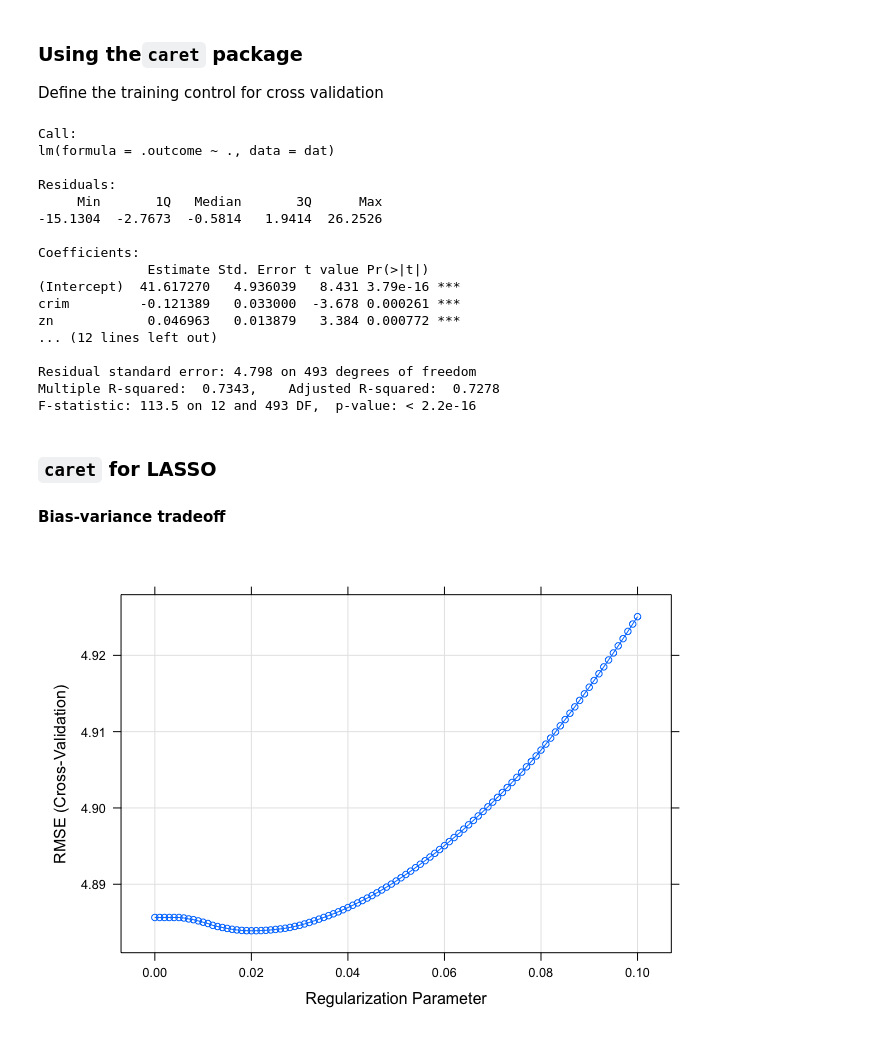
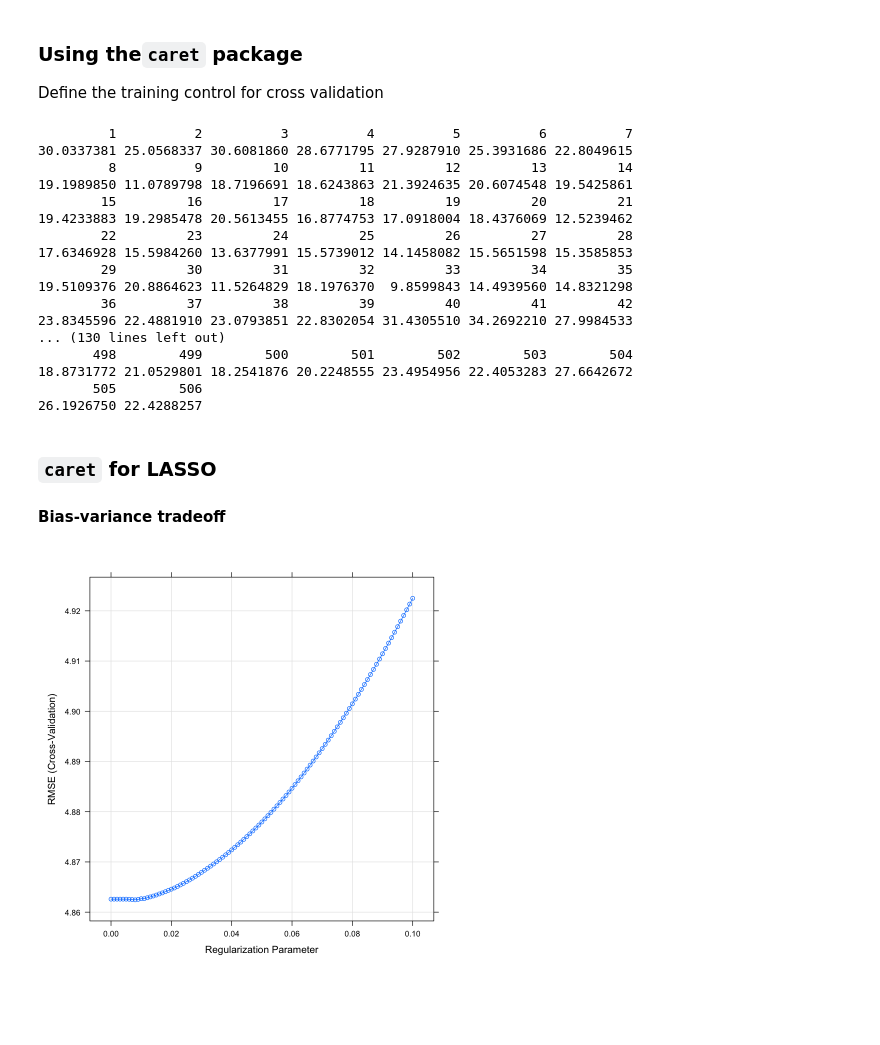
Before and after one commit to STAT380/week7, a Jupyter notebook: crossvalidation.ipynb, the cells around one changed output. Drawn from its saved outputs; the diff is of its cells as text; code cells hidden in the pictures; blank space fills up the shorter version.

```diff
--- a/crossvalidation.ipynb
+++ b/crossvalidation.ipynb
@@ -36,4 +35,6 @@ Attaching package: 'caret'The following object is masked from 'package:purrr':
 # %% [markdown]
 ## Cross validation
 # %%
+df <- Boston %>% drop_na()
+head(df)
 # %% [output]
@@ -48,4 +51,5 @@ Attaching package: 'caret'The following object is masked from 'package:purrr':
 Split the data into training and testing sets
 # %%
 # randomly sample half of the data
+fold <- sample(1:nrow(df), nrow(df)/2)
 # %% [output]
@@ -67 +57,4 @@ Split the data into training and testing sets
+# %%
+train <- df %>% slice(-fold)
+test <- df %>% slice(fold)
 # %%
@@ -128,26 +155,32 @@ Define the training control for cross validation
 # %%
+model <- train(medv ~ ., data = df, method = "lm", trControl = ctrl)
+predict(model, df)
 # %% [output]
-Call:
-lm(formula = .outcome ~ ., data = dat)
-
-Residuals:
-     Min       1Q   Median       3Q      Max
--15.1304  -2.7673  -0.5814   1.9414  26.2526
-
-Coefficients:
-              Estimate Std. Error t value Pr(>|t|)
-(Intercept)  41.617270   4.936039   8.431 3.79e-16 ***
-crim         -0.121389   0.033000  -3.678 0.000261 ***
-zn            0.046963   0.013879   3.384 0.000772 ***
-... (12 lines left out)
-
-Residual standard error: 4.798 on 493 degrees of freedom
-Multiple R-squared:  0.7343,    Adjusted R-squared:  0.7278
-F-statistic: 113.5 on 12 and 493 DF,  p-value: < 2.2e-16
+         1          2          3          4          5          6          7
+30.0337381 25.0568337 30.6081860 28.6771795 27.9287910 25.3931686 22.8049615
+         8          9         10         11         12         13         14
+19.1989850 11.0789798 18.7196691 18.6243863 21.3924635 20.6074548 19.5425861
+        15         16         17         18         19         20         21
+19.4233883 19.2985478 20.5613455 16.8774753 17.0918004 18.4376069 12.5239462
+        22         23         24         25         26         27         28
+17.6346928 15.5984260 13.6377991 15.5739012 14.1458082 15.5651598 15.3585853
+        29         30         31         32         33         34         35
+19.5109376 20.8864623 11.5264829 18.1976370  9.8599843 14.4939560 14.8321298
+        36         37         38         39         40         41         42
+23.8345596 22.4881910 23.0793851 22.8302054 31.4305510 34.2692210 27.9984533
+... (130 lines left out)
+       498        499        500        501        502        503        504
+18.8731772 21.0529801 18.2541876 20.2248555 23.4954956 22.4053283 27.6642672
+       505        506
+26.1926750 22.4288257
 # %% [markdown]
 ### `caret` for LASSO
 
 #### Bias-variance tradeoff
 # %%
+ctrl <- trainControl(method="cv", number = 5)
+grid <- expand.grid(alpha = 1, lambda = seq(0, 0.1, by=0.001))
+lasso_fit <- train(medv ~. , data=df, method = "glmnet", trControl = ctrl, tuneGrid = grid, standardize= TRUE, family="gaussian")
+plot(lasso_fit)
 # %% [output]
-[figure, old version]
+[figure, new version]
```
Also changed, not shown: parts of 14 cells of this notebook, 2 other files.
